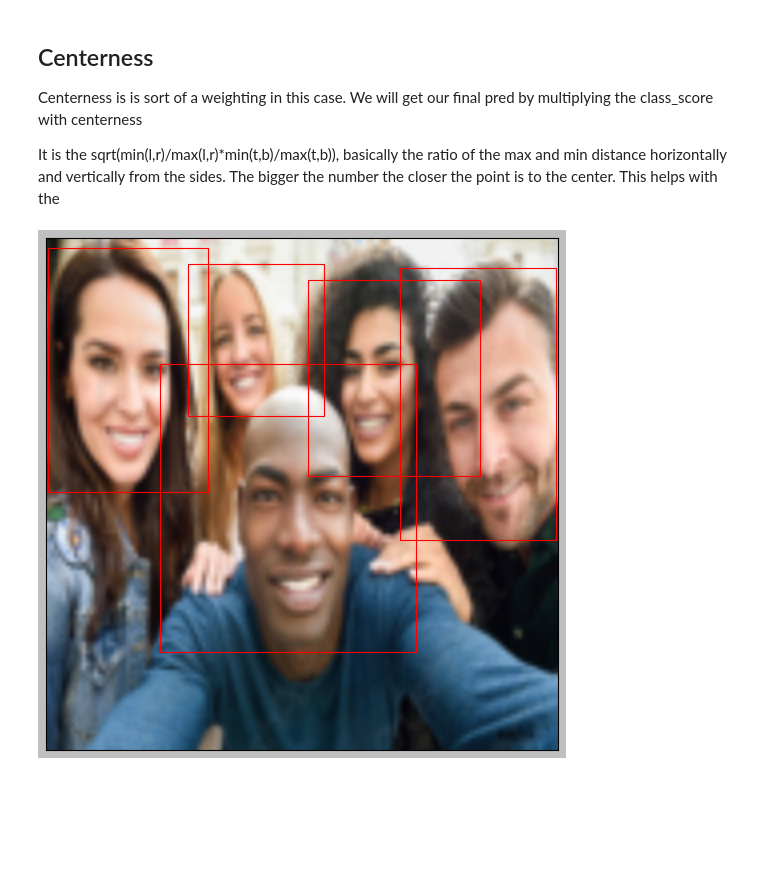
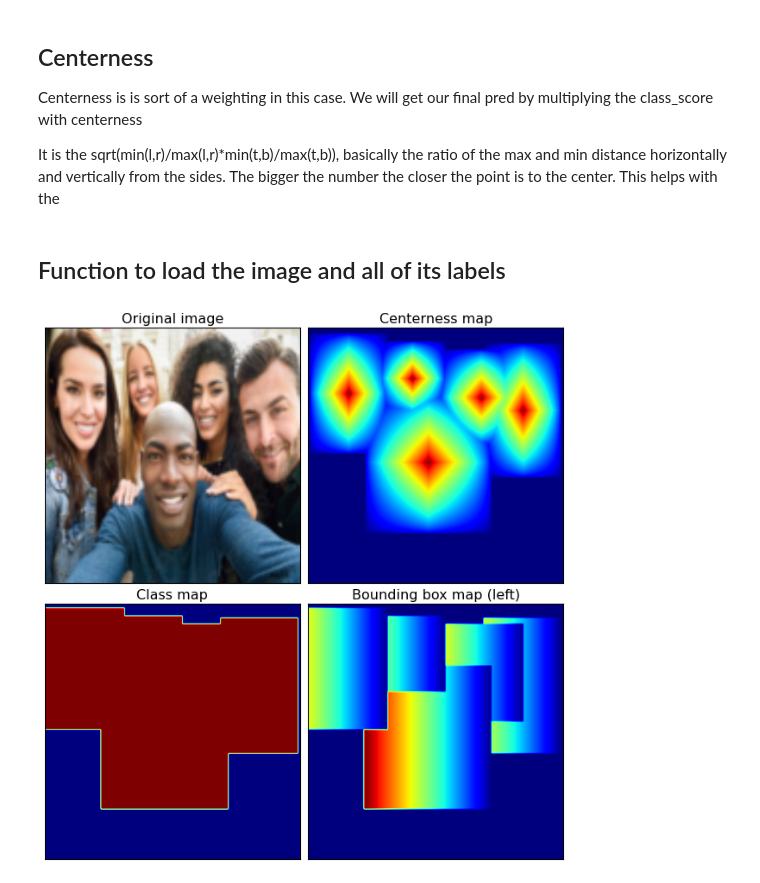
Before and after one commit to baloghartur3/FCOS_reproduction, a Jupyter notebook: FCOS.ipynb, the cells around one changed output. Saved outputs shown, nothing was run; the diff lists cells and outputs as text; code cells hidden in the pictures; blank space fills up the shorter version.

```diff
--- a/FCOS.ipynb
+++ b/FCOS.ipynb
@@ -90,6 +95,8 @@ def generate_bbox_map(bbxs,feature_map_size):
             bbox_maps[1][ymin:ymax,xmin:xmax] = np.minimum(bbox_maps[1],r)[ymin:ymax,xmin:xmax]
             bbox_maps[2][ymin:ymax,xmin:xmax] = np.minimum(bbox_maps[2],t)[ymin:ymax,xmin:xmax]
             bbox_maps[3][ymin:ymax,xmin:xmax] = np.minimum(bbox_maps[3],b)[ymin:ymax,xmin:xmax]
+    bbox_maps[bbox_maps==feature_map_size[0]]=0
+    bbox_maps = bbox_maps/feature_map_size[0]
     return torch.tensor(bbox_maps)
 # %%
 class FacesDataset(Dataset):
@@ -127,7 +134,6 @@ class FacesDataset(Dataset):
     def plot_img(self,idx):
         img, bboxes = self.get_img(idx)
         img = img.permute(1,2,0)
-        plt.figure(figsize=(12,8))
         # Display the image
         plt.imshow(img)
 
@@ -148,4 +152,29 @@ ds = FacesDataset(annotations,(128,128))
-# %%
-ds.plot_img(120)
-# %% [output]
-[figure, removed]
+# %%
+ds = FacesDataset(annotations,IMG_SIZE)
+faces_dataloader = DataLoader(ds,batch_size=8,shuffle=True)
+# %% [markdown]
+## Function to load the image and all of its labels
+# %%
+def plot_img_and_labels(idx):
+    img,bbxs = ds.__getitem__(idx)
+    img = img.permute(1,2,0).int()
+    centerness_map = bbxs[:1].permute(1,2,0)
+    class_map = bbxs[1:3]
+    bbox_maps = bbxs[3:]
+    fig,axs = plt.subplots(nrows=2,ncols=2,figsize=(12, 8),layout="compressed")
+    fig.set_facecolor("w")
+    for ax in axs.reshape(-1):
+        ax.set_xticks([])
+        ax.set_yticks([])
+    axs[0,0].title.set_text("Original image")
+    axs[0,0].imshow(img)
+    axs[0,1].title.set_text("Centerness map")
+    axs[0,1].imshow(centerness_map)
+    axs[1,0].title.set_text("Class map")
+    axs[1,0].imshow(class_map[0])
+    axs[1,1].title.set_text("Bounding box map (left)")
+    axs[1,1].imshow(bbox_maps[0])
+# %%
+plot_img_and_labels(120)
+# %% [output]
+[figure, added]
```
Also changed, not shown: parts of 22 cells of this notebook.
